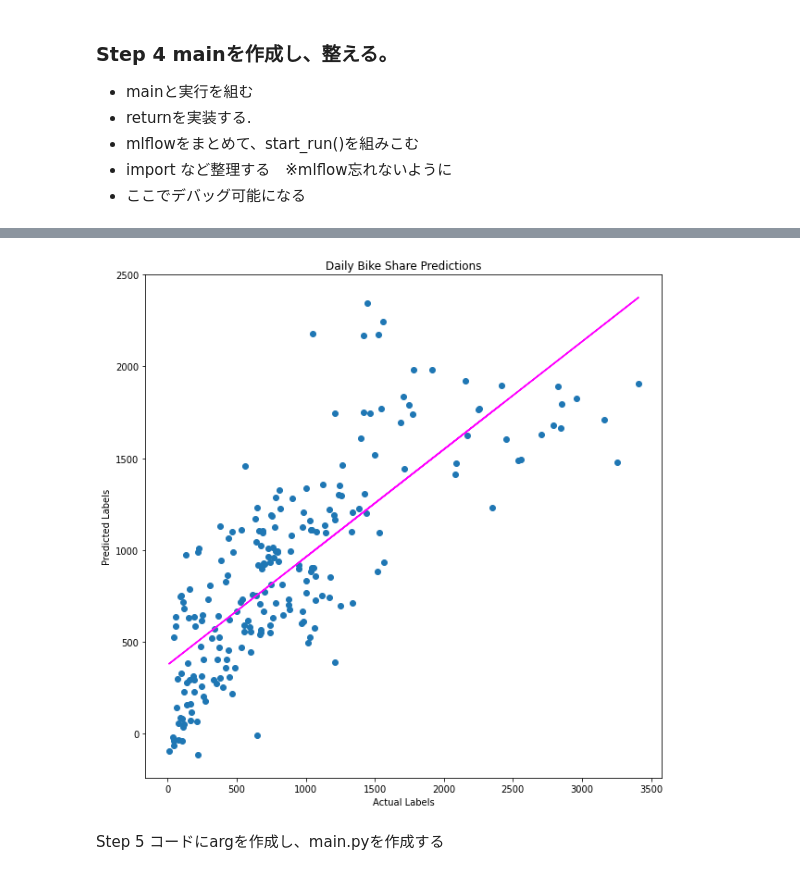
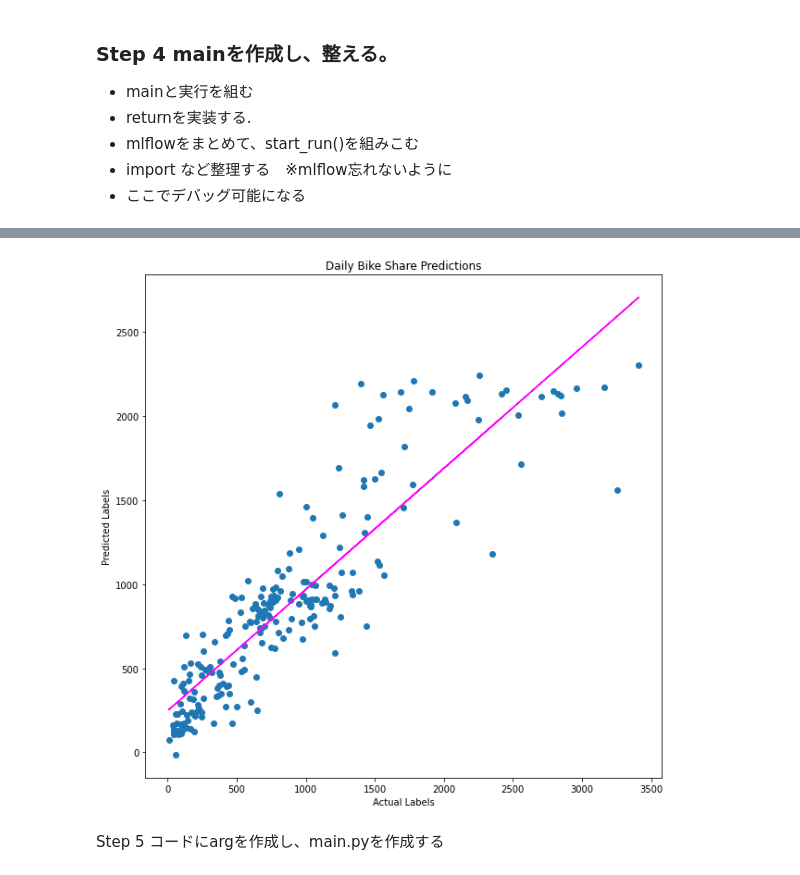
Before and after one commit to ryoma-nagata/mslearn-skill2022, a Jupyter notebook: train-evaluate-regression-models/develop_main_py.ipynb, the cells around one changed output, grey strips where cells are left out. Drawn from its saved outputs; the diff is of its cells as text; code cells hidden in the pictures.

```diff
--- a/train-evaluate-regression-models/develop_main_py.ipynb
+++ b/train-evaluate-regression-models/develop_main_py.ipynb
@@ -2,0 +58,7 @@
+# %%
+import mlflow
+
+tracking_uri = ml_client.workspaces.get(name=ws.name).mlflow_tracking_uri
+mlflow.set_tracking_uri(tracking_uri)
+experiment_name = "skill-train-evaluate-regression-models"
+mlflow.set_experiment(experiment_name)
@@ -244,33 +308,49 @@ def evaluate_model(model,X_test,y_test):
 - import など整理する　※mlflow忘れないように
 - ここでデバッグ可能になる
 # %%
+
 import numpy as np
 import pandas as pd
 import matplotlib.pyplot as plt
 import mlflow
+import argparse # 追加
+
 from sklearn.model_selection import train_test_split
 from sklearn.linear_model import LinearRegression
+from sklearn.linear_model import Lasso
 from sklearn.metrics import mean_squared_error, r2_score
+from sklearn.tree import DecisionTreeRegressor
+from sklearn.tree import export_text
+from sklearn.ensemble import RandomForestRegressor
+from sklearn.ensemble import GradientBoostingRegressor
+from sklearn.model_selection import GridSearchCV
+from sklearn.metrics import make_scorer, r2_score
+
+
+# enable auto logging
+mlflow.autolog()
 
 def main():
 
-    # enable auto logging
-    mlflow.autolog()
-
-    with mlflow.start_run():
+    with mlflow.start_run() as run:
         file_path = './data/daily-bike-share.csv'
         bike_data = pd.read_csv(file_path)
-        bike_data.head()
+        # bike_data = pd.read_csv(args.input_data)
+        # bike_data.head()
+
+        # Try these hyperparameter values
+        params = {
+        'learning_rate': [0.1, 0.5, 1.0],
+        'n_estimators' : [50, 100, 150]
+        }
+        mlflow.log_params(params)
 
         X_train, X_test, y_train, y_test = data_prep(bike_data)
-
-        model = train_mode(X_train, y_train)
-
+        model = train_mode(X_train, y_train,params)
         metric ,fig  = evaluate_model(model,X_test,y_test)
 
         mlflow.log_figure(fig,"evaluate.png")
         mlflow.log_metrics(metric)
-
 
 # Dataprep
 def data_prep(bike_data):
@@ -286,12 +366,22 @@ def data_prep(bike_data):
     return X_train, X_test, y_train, y_test
 
 # Train
-def train_mode(X_train, y_train):
+def train_mode(X_train, y_train,params):
 
-    # Train the model
-    # Fit a linear regression model on the training set
-    model = LinearRegression().fit(X_train, y_train)
-    print (model)
+    # Use a Gradient Boosting algorithm
+    alg = GradientBoostingRegressor()
+
+
+
+    # Find the best hyperparameter combination to optimize the R2 metric
+    score = make_scorer(r2_score)
+    gridsearch = GridSearchCV(alg, params, scoring=score, cv=3, return_train_score=True)
+    gridsearch.fit(X_train, y_train)
+    print("Best parameter combination:", gridsearch.best_params_, "\n")
+
+    # Get the best model
+    model=gridsearch.best_estimator_
+    print(model, "\n")
 
     return model
 
@@ -313,7 +403,6 @@ def evaluate_model(model,X_test,y_test):
     p = np.poly1d(z)
     plt.plot(y_test,p(y_test), color='magenta')
 
-
     mse = mean_squared_error(y_test, predictions)
     print("MSE:", mse)
 
@@ -331,7 +420,22 @@ def evaluate_model(model,X_test,y_test):
 
     return metric , fig
 
+def parse_args():
+
+    # setup arg parser
+    parser = argparse.ArgumentParser()
+    parser.add_argument("--input_data", type=str)
+
+    args = parser.parse_args()
+
+    # return args
+    return args
+
+# run script
 if __name__ == "__main__":
+    # # parse args
+    # args = parse_args()
+
     # run main function
     main()
 # %% [output]
@@ -359,4 +468,4 @@ R2: 0.6040454736919191
-[figure, old version]
+[figure, new version]
 # %% [markdown]
 Step 5 コードにargを作成し、main.pyを作成する
 # %%
```
Also changed, not shown: parts of 4 cells of this notebook, 9 other files.
